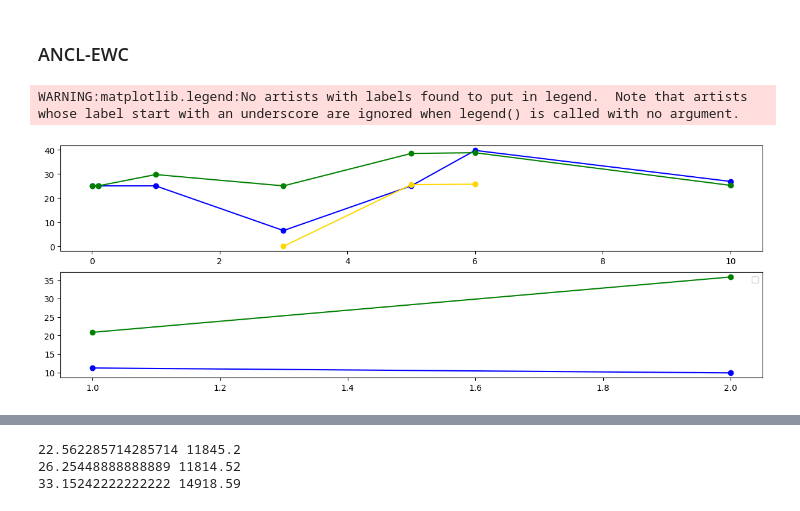
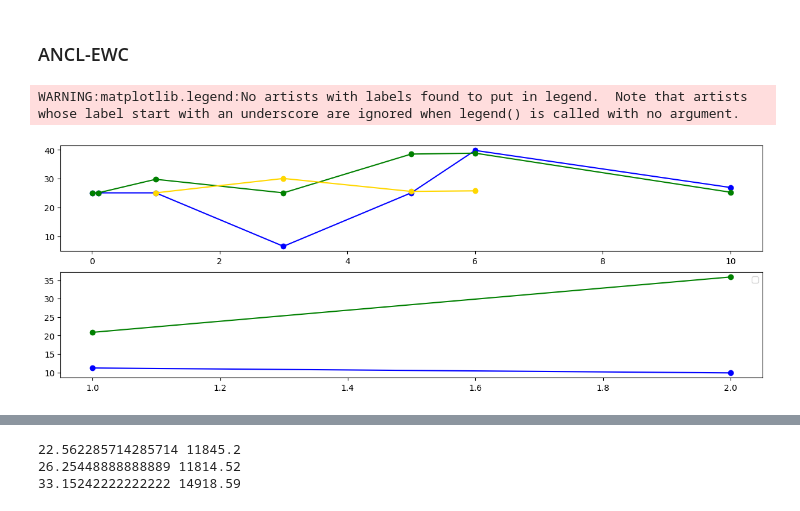
Before and after one commit to itsmemala/FABR, a Jupyter notebook: CL_Metrics.ipynb, the cells around one changed output, grey strips where cells are left out. Saved outputs shown, nothing was run; the diff lists cells and outputs as text; code cells hidden in the pictures.

```diff
--- a/CL_Metrics.ipynb
+++ b/CL_Metrics.ipynb
@@ -1282,7 +1282,7 @@ x_label_sets = [[0.01,0.1,1, 3,5,6,10] #, 100,200,500]
                 ,[1,2] #,100,1000]
                 # ,[5000000,10000000]
                 ]
-x_label_sets_la = [[3,5,6],
+x_label_sets_la = [[1,3,5,6],
                  []]
 
 fig, axes = plt.subplots(nrows=2, ncols=1, figsize=(15, 5))
@@ -1304,7 +1304,7 @@ for ax_idx,(dataset,paths,x_labels,x_labels_la) in enumerate(zip(datasets,path_s
 
             best_ancl_idx = '.1'
             best_score = 0
-            for ancl_idx in ['.1','.2','.3','.4','.5','.6']:
+            for ancl_idx in ['.1','.2','.3','.4','.5','.6','.7','.8']:
                 ancl_path = path[:-1].replace('MAS','ANCLMAS').replace('EWC','ANCLEWC') + ancl_idx + '/'
                 ypath = ancl_path + get_res_fname(rand_idx,ancl_path,dataset)
                 try:
@@ -1324,31 +1324,31 @@ for ax_idx,(dataset,paths,x_labels,x_labels_la) in enumerate(zip(datasets,path_s
                 l2_ancl.append(get_forgetting_all(ypath)*100)
             else:
                 l1_ancl.append(get_overall_f1(ypath)*100)
                 l2_ancl.append(get_forgetting(ypath)*100)
 
             la_path = path.replace('_MAS','_NoL1LAMAS_Adapt'+adapt_type).replace('_MAS_wlast','NoL1LAMAS_wlast_Adapt'+adapt_type)
             ypath = la_path + get_res_fname(rand_idx,la_path,dataset)
             try:
                 if t==6:
                     l1_la.append(get_overall_f1_all(ypath)*100)
                     l2_la.append(get_forgetting_all(ypath)*100)
                 else:
                     l1_la.append(get_overall_f1(ypath)*100)
                     l2_la.append(get_forgetting(ypath)*100)
             except FileNotFoundError:
                 pass
 
         axes[ax_idx].plot(x_labels, l1, marker='o', color='blue')
         axes[ax_idx].plot(x_labels, l1_ancl, marker='o', color='green')
         axes[ax_idx].plot(x_labels_la, l1_la, marker='o', color='gold')
 
         # axes[ax_idx,1].plot(x_labels, l2, marker='o', color='blue')
         # axes[ax_idx,1].plot(x_labels, l2_ancl, marker='o', color='green')
         # axes[ax_idx,1].plot(x_labels_la, l2_la, marker='o', color='gold')
 
 
 plt.legend()
 plt.show()
 # %% [output]
 WARNING:matplotlib.legend:No artists with labels found to put in legend.  Note that artists whose label start with an underscore are ignored when legend() is called with no argument.
-[figure, old version]
+[figure, new version]
```
Also changed, not shown: parts of 3 cells of this notebook.
